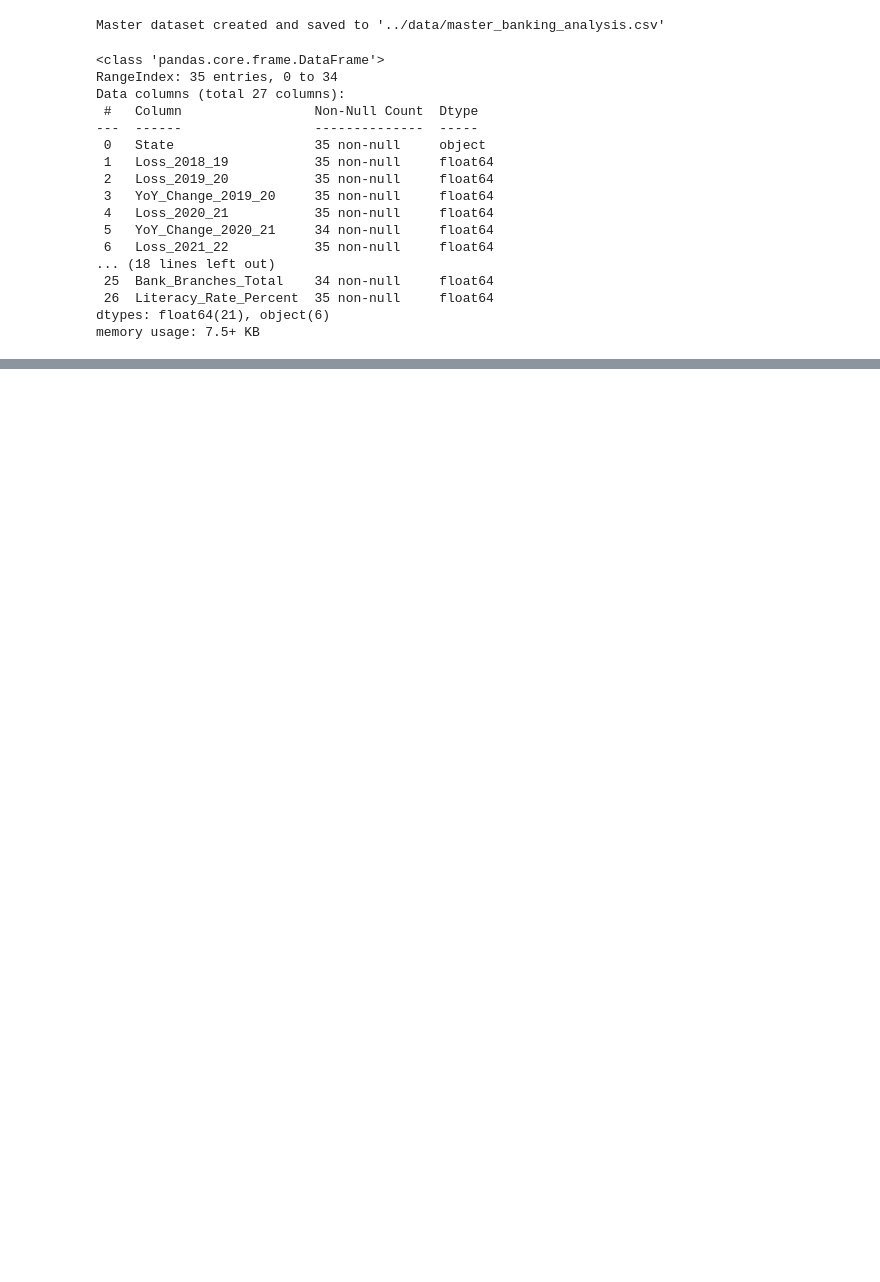
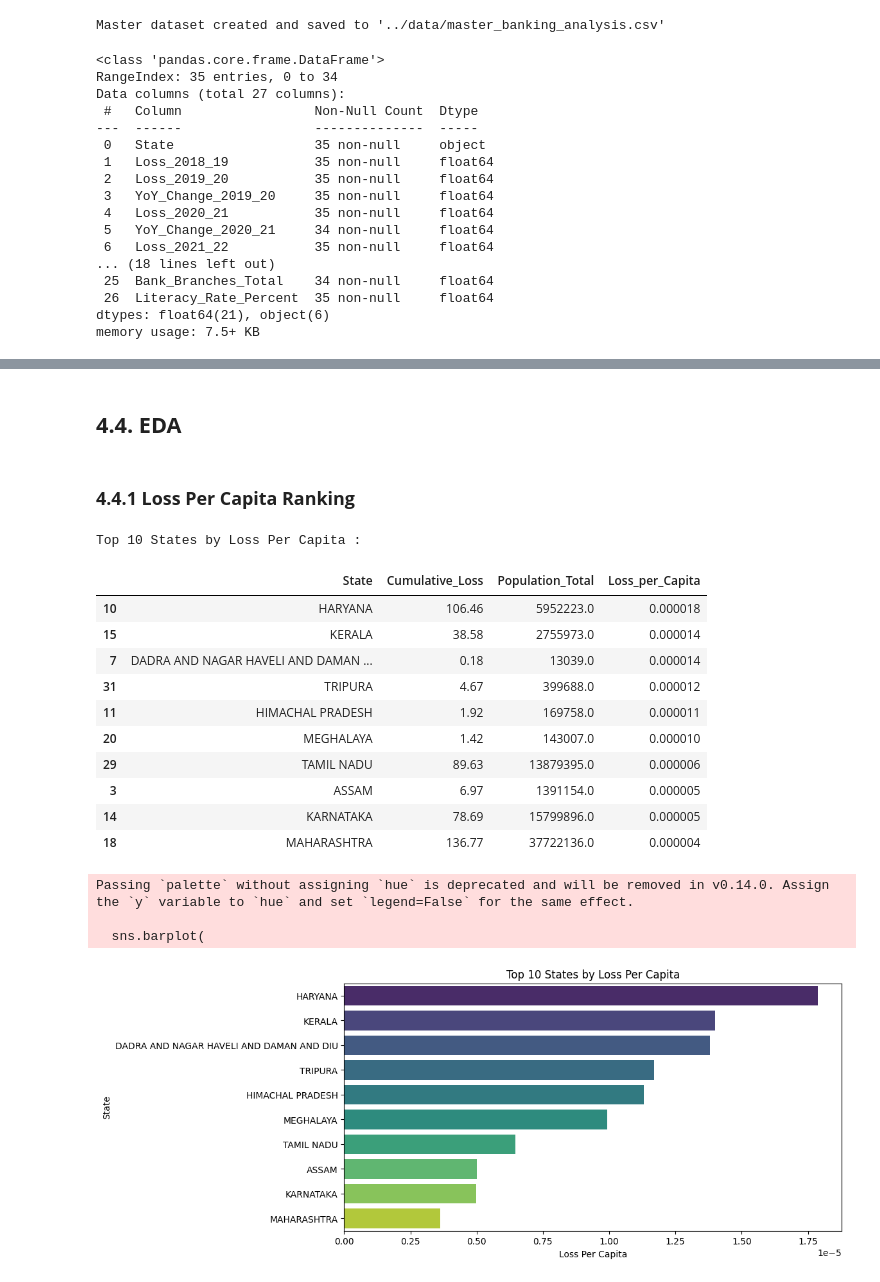
Before and after one commit to Krist-ine/banking_loss_analysis, a Jupyter notebook: notebooks/04_enriched_EDA.ipynb, the cells around one changed output, grey strips where cells are left out. Saved outputs shown, nothing was run; the diff lists cells and outputs as text; code cells hidden in the pictures; blank space fills up the shorter version.

```diff
--- a/notebooks/04_enriched_EDA.ipynb
+++ b/notebooks/04_enriched_EDA.ipynb
@@ -72,7 +48,0 @@ Solution: Normalize branch count by population (Branches / Population) to measur
-# %%
-df_master['Loss_per_Capita'] = (df_master['Cumulative_Loss'] * 10000000) / df_master['Population_Total']
-df_master['Loss_per_Branch'] = (df_master['Cumulative_Loss'] * 10000000) / df_master['Bank_Branches_Total']
-df_master['Branches_per_Million_People'] = (df_master['Bank_Branches_Total'] / df_master['Population_Total']) * 1000000
-
-print("Metrics :")
-print(df_master[['State', 'Loss_per_Capita', 'Loss_per_Branch', 'Branches_per_Million_People']])
@@ -347,0 +203,16 @@ None
+# %%
+df_master["Branches_per_Million"] = (
+    df_master["Bank_Branches_Total"] / (df_master["Population_Total"] / 1_000_000)
+)
+
+df_master["Loss_per_Branch"] = (
+    df_master["Cumulative_Loss"] / df_master["Bank_Branches_Total"]
+)
+
+df_master[[
+    "State",
+    "Bank_Branches_Total",
+    "Branches_per_Million",
+    "Cumulative_Loss",
+    "Loss_per_Branch"
+]].head(30)
@@ -347,0 +237,40 @@ None
+# %% [markdown]
+## **4.4. EDA**
+# %% [markdown]
+### **4.4.1 Loss Per Capita Ranking**
+# %%
+df_lpc = df_master[['State', 'Cumulative_Loss', 'Population_Total', 'Loss_per_Capita']].copy()
+
+df_lpc_sorted = df_lpc.sort_values('Loss_per_Capita', ascending=False)
+
+print("\nTop 10 States by Loss Per Capita :")
+display(df_lpc_sorted.head(10))
+
+plt.figure(figsize=(10,5))
+sns.barplot(
+    data=df_lpc_sorted.head(10),
+    x='Loss_per_Capita',
+    y='State',
+    palette='viridis'
+)
+plt.title('Top 10 States by Loss Per Capita')
+plt.xlabel('Loss Per Capita')
+plt.ylabel('State')
+plt.show()
+# %% [output]
+Top 10 States by Loss Per Capita :
+|  | State | Cumulative_Loss | Population_Total | Loss_per_Capita |
+| 10 | HARYANA | 106.46 | 5952223.0 | 0.000018 |
+| 15 | KERALA | 38.58 | 2755973.0 | 0.000014 |
+| 7 | DADRA AND NAGAR HAVELI AND DAMAN ... | 0.18 | 13039.0 | 0.000014 |
+| 31 | TRIPURA | 4.67 | 399688.0 | 0.000012 |
+| 11 | HIMACHAL PRADESH | 1.92 | 169758.0 | 0.000011 |
+| 20 | MEGHALAYA | 1.42 | 143007.0 | 0.000010 |
+| 29 | TAMIL NADU | 89.63 | 13879395.0 | 0.000006 |
+| 3 | ASSAM | 6.97 | 1391154.0 | 0.000005 |
+| 14 | KARNATAKA | 78.69 | 15799896.0 | 0.000005 |
+| 18 | MAHARASHTRA | 136.77 | 37722136.0 | 0.000004 |
+Passing `palette` without assigning `hue` is deprecated and will be removed in v0.14.0. Assign the `y` variable to `hue` and set `legend=False` for the same effect.
+
+  sns.barplot(
+[figure, added]
```
Also changed, not shown: parts of 111 cells of this notebook, 2 other files.
